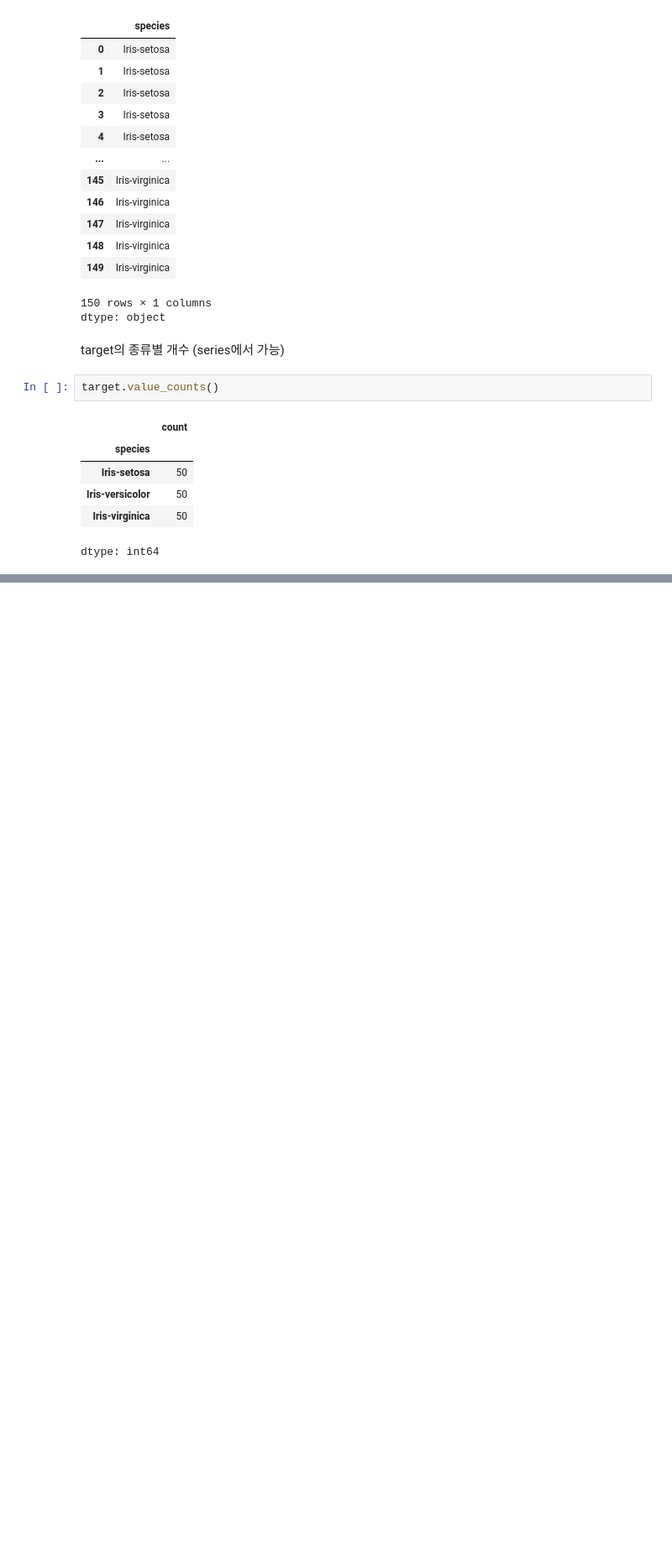
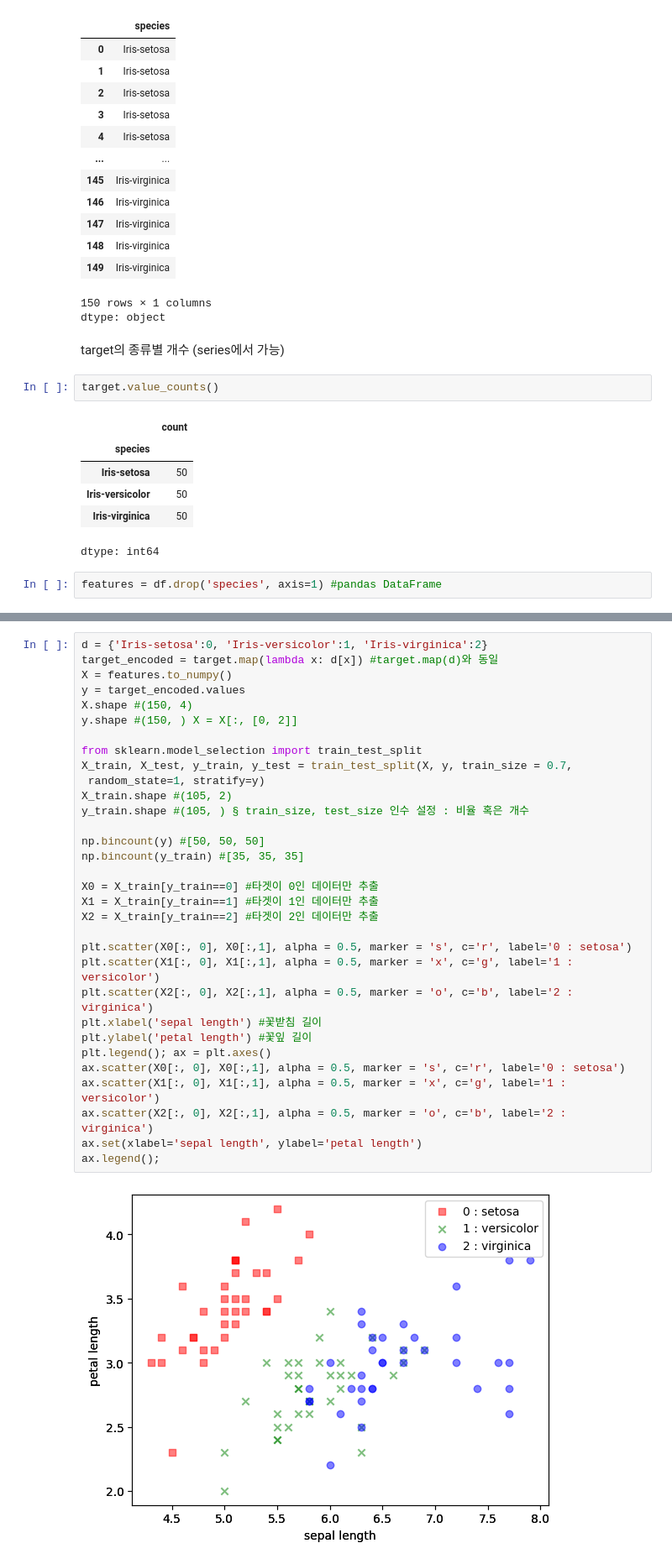
Before and after one commit to jhj1819/Machine-learning, a Jupyter notebook: iris_data.ipynb, the cells around one changed output, grey strips where cells are left out. Shown at 84% size. Saved outputs shown, nothing was run; the diff lists cells and outputs as text; blank space fills up the shorter version.

```diff
--- a/iris_data.ipynb
+++ b/iris_data.ipynb
@@ -77,3 +78,5 @@ target.value_counts()
 | Iris-versicolor | 50 |
 | Iris-virginica | 50 |
 dtype: int64
+# %%
+features = df.drop('species', axis=1) #pandas DataFrame
@@ -79,0 +342,34 @@ dtype: int64
+# %%
+d = {'Iris-setosa':0, 'Iris-versicolor':1, 'Iris-virginica':2}
+target_encoded = target.map(lambda x: d[x]) #target.map(d)와 동일
+X = features.to_numpy()
+y = target_encoded.values
+X.shape #(150, 4)
+y.shape #(150, ) X = X[:, [0, 2]]
+
+from sklearn.model_selection import train_test_split
+X_train, X_test, y_train, y_test = train_test_split(X, y, train_size = 0.7,
+ random_state=1, stratify=y)
+X_train.shape #(105, 2)
+y_train.shape #(105, ) § train_size, test_size 인수 설정 : 비율 혹은 개수
+
+np.bincount(y) #[50, 50, 50]
+np.bincount(y_train) #[35, 35, 35]
+
+X0 = X_train[y_train==0] #타겟이 0인 데이터만 추출
+X1 = X_train[y_train==1] #타겟이 1인 데이터만 추출
+X2 = X_train[y_train==2] #타겟이 2인 데이터만 추출
+
+plt.scatter(X0[:, 0], X0[:,1], alpha = 0.5, marker = 's', c='r', label='0 : setosa')
+plt.scatter(X1[:, 0], X1[:,1], alpha = 0.5, marker = 'x', c='g', label='1 : versicolor')
+plt.scatter(X2[:, 0], X2[:,1], alpha = 0.5, marker = 'o', c='b', label='2 : virginica')
+plt.xlabel('sepal length') #꽃받침 길이
+plt.ylabel('petal length') #꽃잎 길이
+plt.legend(); ax = plt.axes()
+ax.scatter(X0[:, 0], X0[:,1], alpha = 0.5, marker = 's', c='r', label='0 : setosa')
+ax.scatter(X1[:, 0], X1[:,1], alpha = 0.5, marker = 'x', c='g', label='1 : versicolor')
+ax.scatter(X2[:, 0], X2[:,1], alpha = 0.5, marker = 'o', c='b', label='2 : virginica')
+ax.set(xlabel='sepal length', ylabel='petal length')
+ax.legend();
+# %% [output]
+[figure, added]
```
Also changed, not shown: parts of 66 cells of this notebook.
